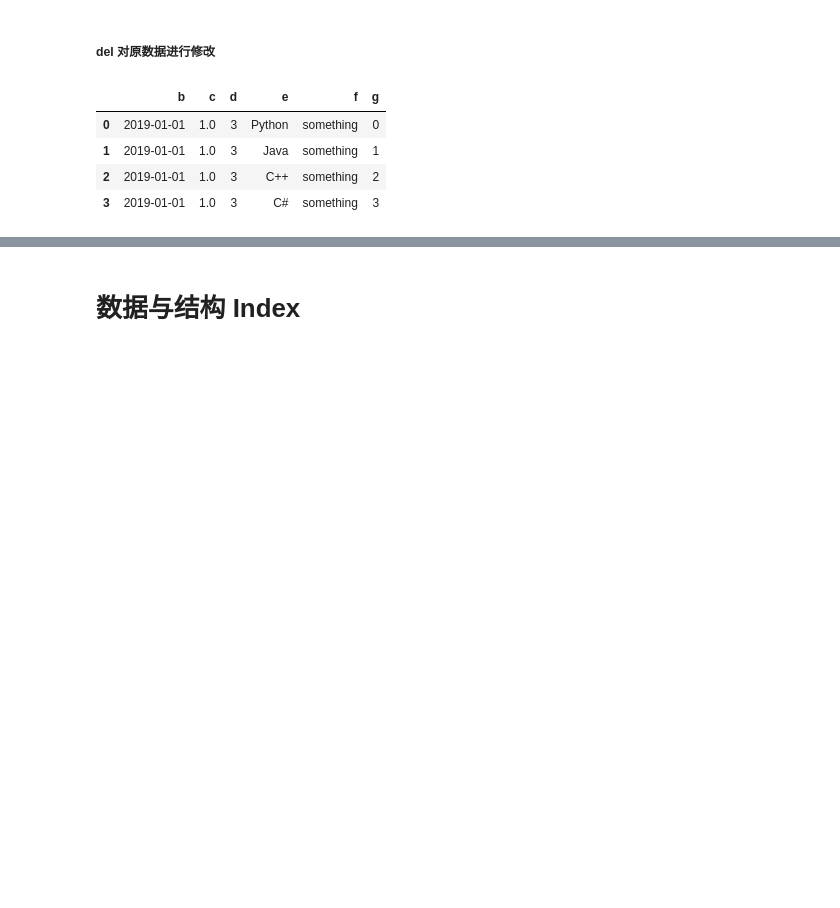
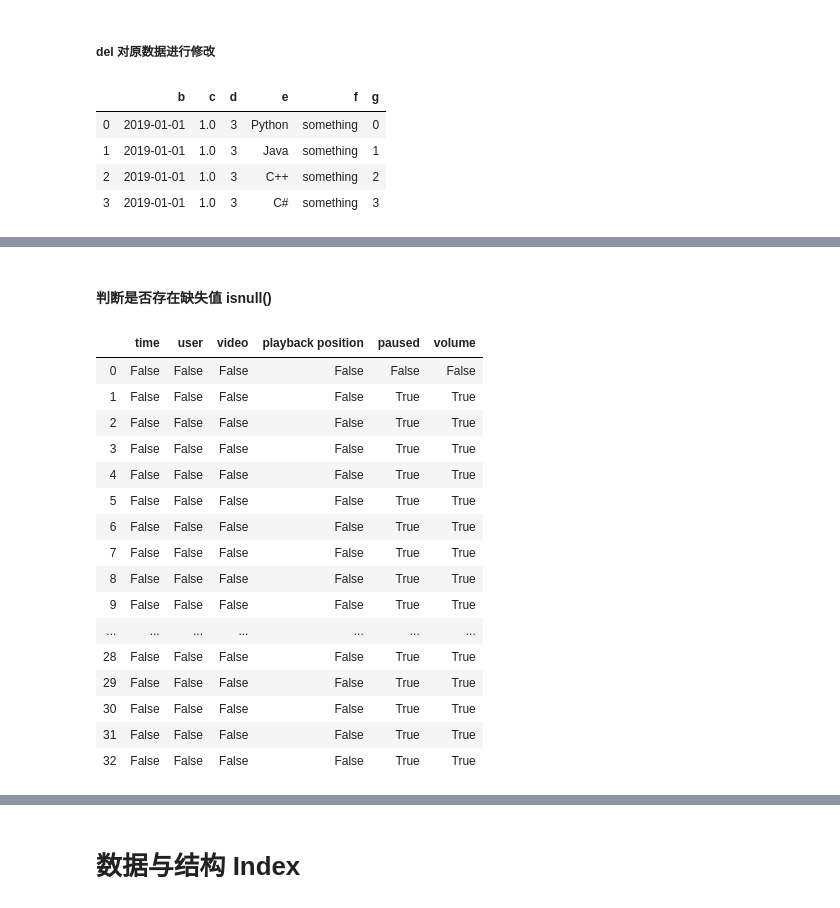
Before and after one commit to yanyinshan/Programming_collection, a Jupyter notebook: Pandas 学习.ipynb, the cells around one changed output, grey strips where cells are left out. Drawn from its saved outputs; the diff is of its cells as text; code cells hidden in the pictures; blank space fills up the shorter version.

Commit message:
update dataframe

```diff
--- a/Pandas 学习.ipynb
+++ b/Pandas 学习.ipynb
@@ -378,0 +381,4 @@ df_obj2
+# %%
+#读取缺失文件
+df = pd.read_csv('log.csv')
+df.head()
@@ -378,0 +392,22 @@ df_obj2
+# %% [markdown]
+#### 判断是否存在缺失值 isnull()
+# %%
+df.isnull()
+# %% [output]
+|  | time | user | video | playback position | paused | volume |
+| 0 | False | False | False | False | False | False |
+| 1 | False | False | False | False | True | True |
+| 2 | False | False | False | False | True | True |
+| 3 | False | False | False | False | True | True |
+| 4 | False | False | False | False | True | True |
+| 5 | False | False | False | False | True | True |
+| 6 | False | False | False | False | True | True |
+| 7 | False | False | False | False | True | True |
+| 8 | False | False | False | False | True | True |
+| 9 | False | False | False | False | True | True |
+| ... | ... | ... | ... | ... | ... | ... |
+| 28 | False | False | False | False | True | True |
+| 29 | False | False | False | False | True | True |
+| 30 | False | False | False | False | True | True |
+| 31 | False | False | False | False | True | True |
+| 32 | False | False | False | False | True | True |
```
Also changed, not shown: parts of 63 cells of this notebook, 5 other files.
